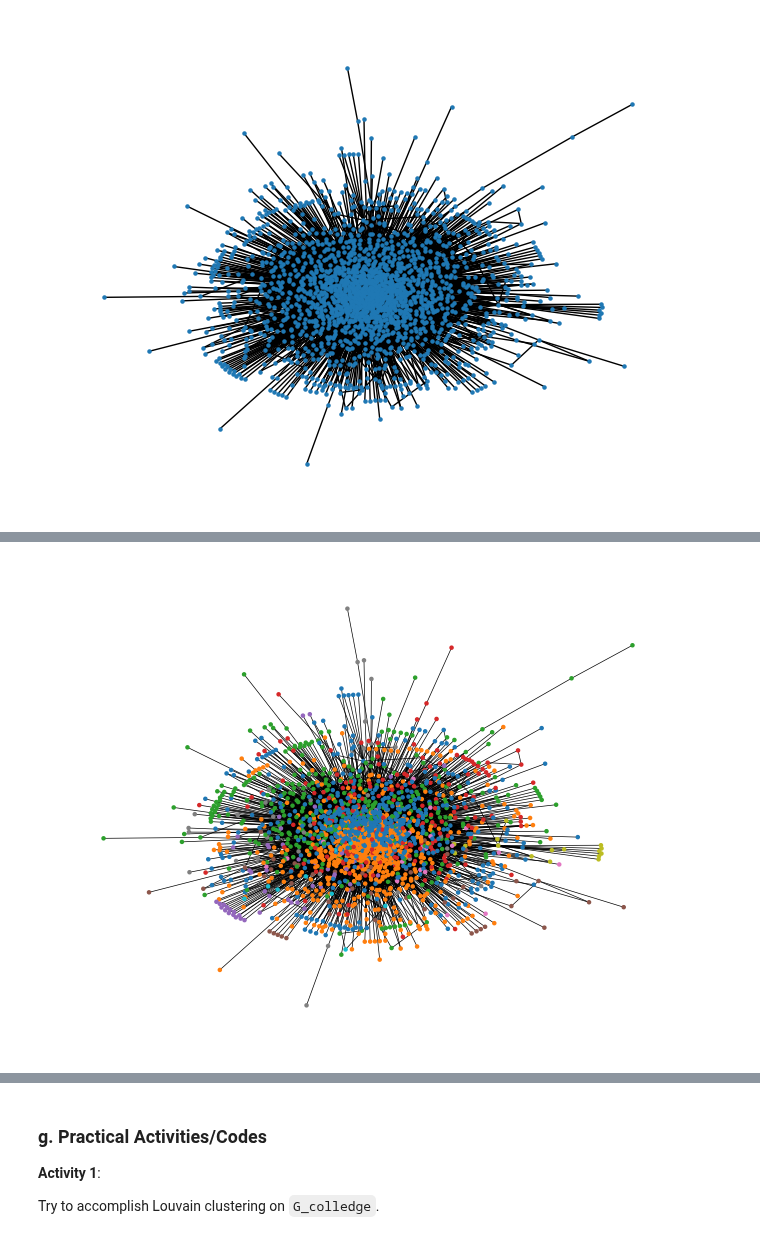
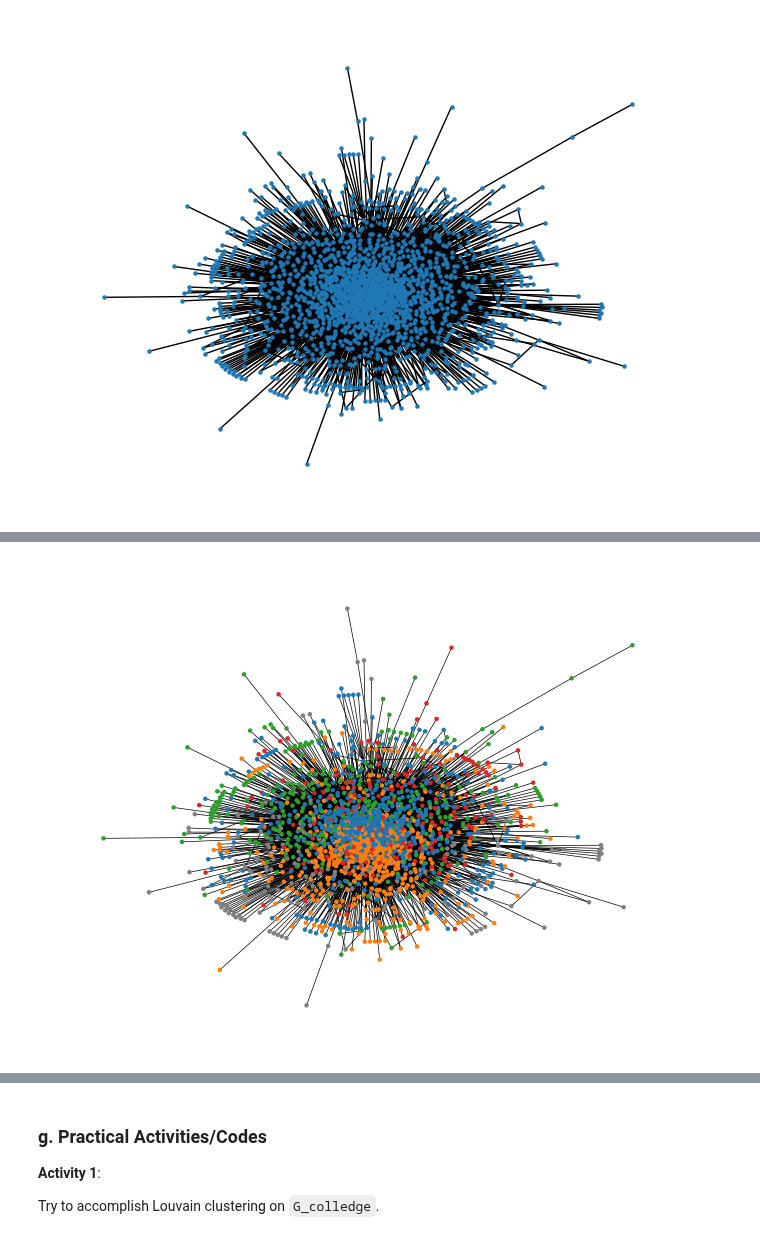
Before and after one commit to bgbg/ML-on-Graphs, a Jupyter notebook: 6_Community_Detection.ipynb, the cells around one changed output, grey strips where cells are left out. Saved outputs shown, nothing was run; the diff lists cells and outputs as text; code cells hidden in the pictures.

```diff
--- a/6_Community_Detection.ipynb
+++ b/6_Community_Detection.ipynb
@@ -364,11 +385,11 @@ nx.draw(G_college, pos, width=1, node_size=5)
 from networkx.algorithms.community import greedy_modularity_communities
 
 # Detect communities
-communities_mod = list(greedy_modularity_communities(G_college))
+communities_mod = list(greedy_modularity_communities(G_college, resolution=1.0))
 # Sort communities by size (descending)
 communities_mod.sort(key=len, reverse=True)
 community_sizes = [len(c) for c in communities_mod]
-fig, ax = plt.subplots()
+fig, ax = plt.subplots(figsize=(16, 3))
 ax.bar(range(len(community_sizes)), community_sizes)
 ax.set_xlabel("community number")
 ax.set_ylabel("size (nodes)")
@@ -378,19 +419,19 @@ plt.show()
 # %%
 # Create a mapping from node to color
 color_map = {}
 for c, community in enumerate(communities_mod):
-    color = f"C{c}" if c < 10 else "gray"
+    color = f"C{c}" if c < 4 else "gray"
     for node in community:
         color_map[node] = color
 
 # Get node colors for drawing
 node_colors = [color_map[node] for node in G_college.nodes()]
 
 # Draw
 nx.draw(G_college, pos, node_color=node_colors, width=0.5, node_size=5)
 plt.show()
 # %% [output]
-[figure, old version]
+[figure, new version]
 # %% [markdown]
 ### **e. Explanation**
 
```
Also changed, not shown: parts of 15 cells of this notebook, 1 other file.
